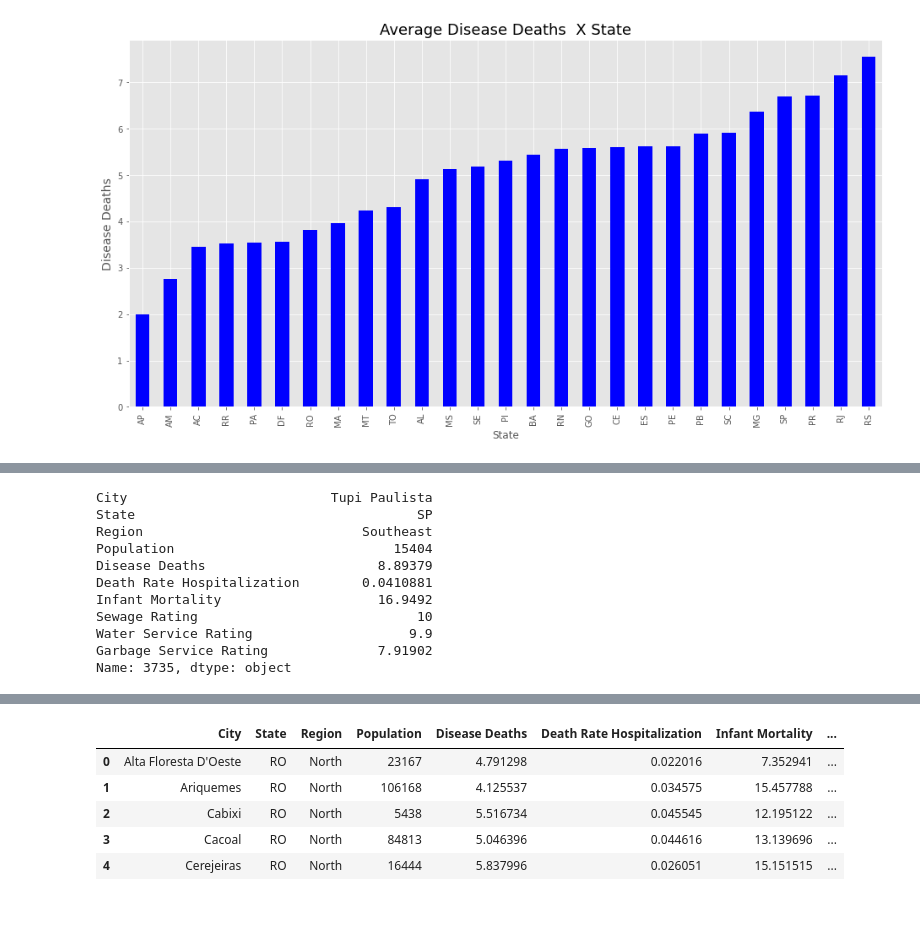
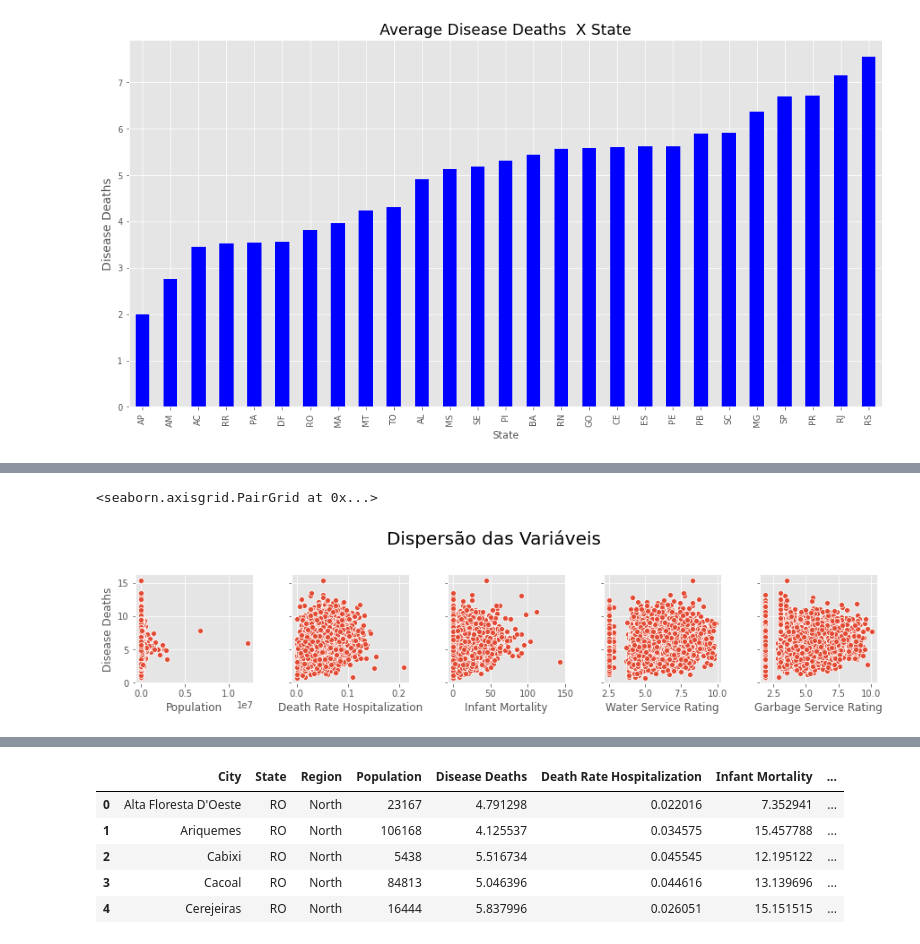
Before and after one commit to felipedmnq/Data-Analisys---Brazilian-Municipalities-Health-Indicators., a Jupyter notebook: Data Analisis - Brazilian Municipalities Health Indicators..ipynb, the cells around one changed output, grey strips where cells are left out. Saved outputs shown, nothing was run; the diff lists cells and outputs as text; code cells hidden in the pictures; blank space fills up the shorter version.

```diff
--- a/Data Analisis - Brazilian Municipalities Health Indicators..ipynb
+++ b/Data Analisis - Brazilian Municipalities Health Indicators..ipynb
@@ -389,14 +362,9 @@ Name: Water Service Rating, dtype: float64
-# %%
-df.loc[3735]
-# %% [output]
-City                          Tupi Paulista
-State                                    SP
-Region                            Southeast
-Population                            15404
-Disease Deaths                      8.89379
-Death Rate Hospitalization        0.0410881
-Infant Mortality                    16.9492
-Sewage Rating                            10
-Water Service Rating                    9.9
-Garbage Service Rating              7.91902
-Name: 3735, dtype: object
+# %%
+ax = sns.pairplot(df, y_vars = 'Disease Deaths', x_vars = ['Population', 'Death Rate Hospitalization',
+                                                           'Infant Mortality', 'Water Service Rating',
+                                                           'Garbage Service Rating'])
+ax.fig.suptitle('Dispersão das Variáveis', fontsize = 20, y = 1.2)
+ax
+# %% [output]
+<seaborn.axisgrid.PairGrid at 0x...>
+[figure, added]
```
Also changed, not shown: parts of 13 cells of this notebook.
